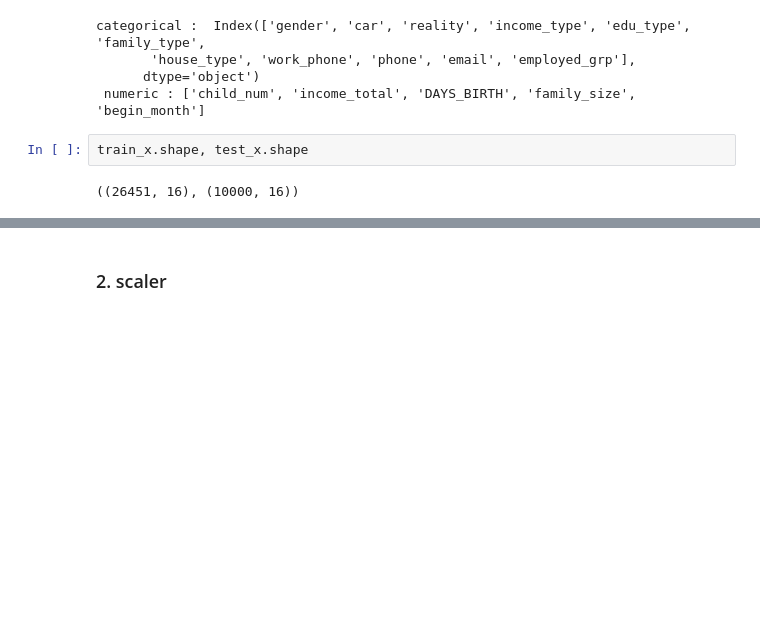
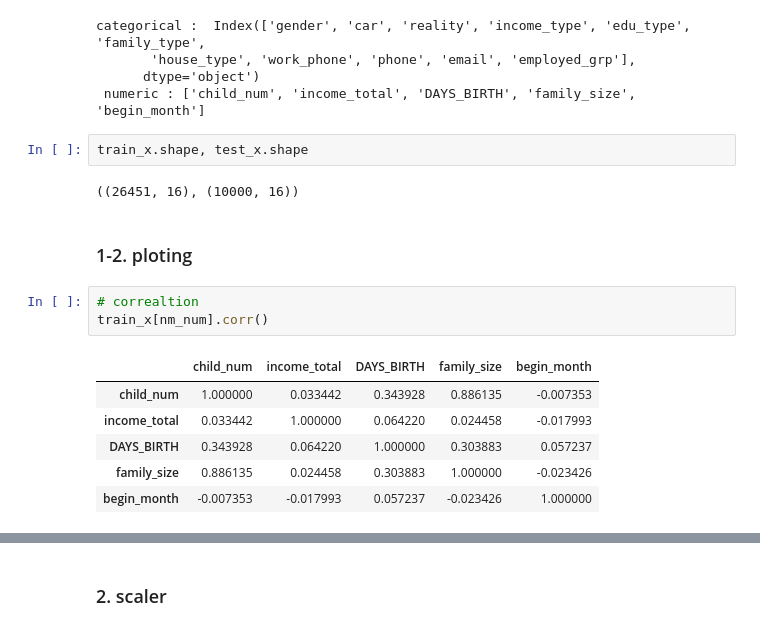
Before and after one commit to Min-Ho-Kim94/daycon_1, a Jupyter notebook: code1_20211102_v1.ipynb, the cells around one changed output, grey strips where cells are left out. Drawn from its saved outputs; the diff is of its cells as text; blank space fills up the shorter version.

```diff
--- a/code1_20211102_v1.ipynb
+++ b/code1_20211102_v1.ipynb
@@ -292,3 +298,15 @@ categorical :  Index(['gender', 'car', 'reality', 'income_type', 'edu_type', 'fa
 train_x.shape, test_x.shape
 # %% [output]
 ((26451, 16), (10000, 16))
+# %% [markdown]
+### 1-2. ploting
+# %%
+# correaltion
+train_x[nm_num].corr()
+# %% [output]
+|  | child_num | income_total | DAYS_BIRTH | family_size | begin_month |
+| child_num | 1.000000 | 0.033442 | 0.343928 | 0.886135 | -0.007353 |
+| income_total | 0.033442 | 1.000000 | 0.064220 | 0.024458 | -0.017993 |
+| DAYS_BIRTH | 0.343928 | 0.064220 | 1.000000 | 0.303883 | 0.057237 |
+| family_size | 0.886135 | 0.024458 | 0.303883 | 1.000000 | -0.023426 |
+| begin_month | -0.007353 | -0.017993 | 0.057237 | -0.023426 | 1.000000 |
```
Also changed, not shown: parts of 16 cells of this notebook, 1 other file.
